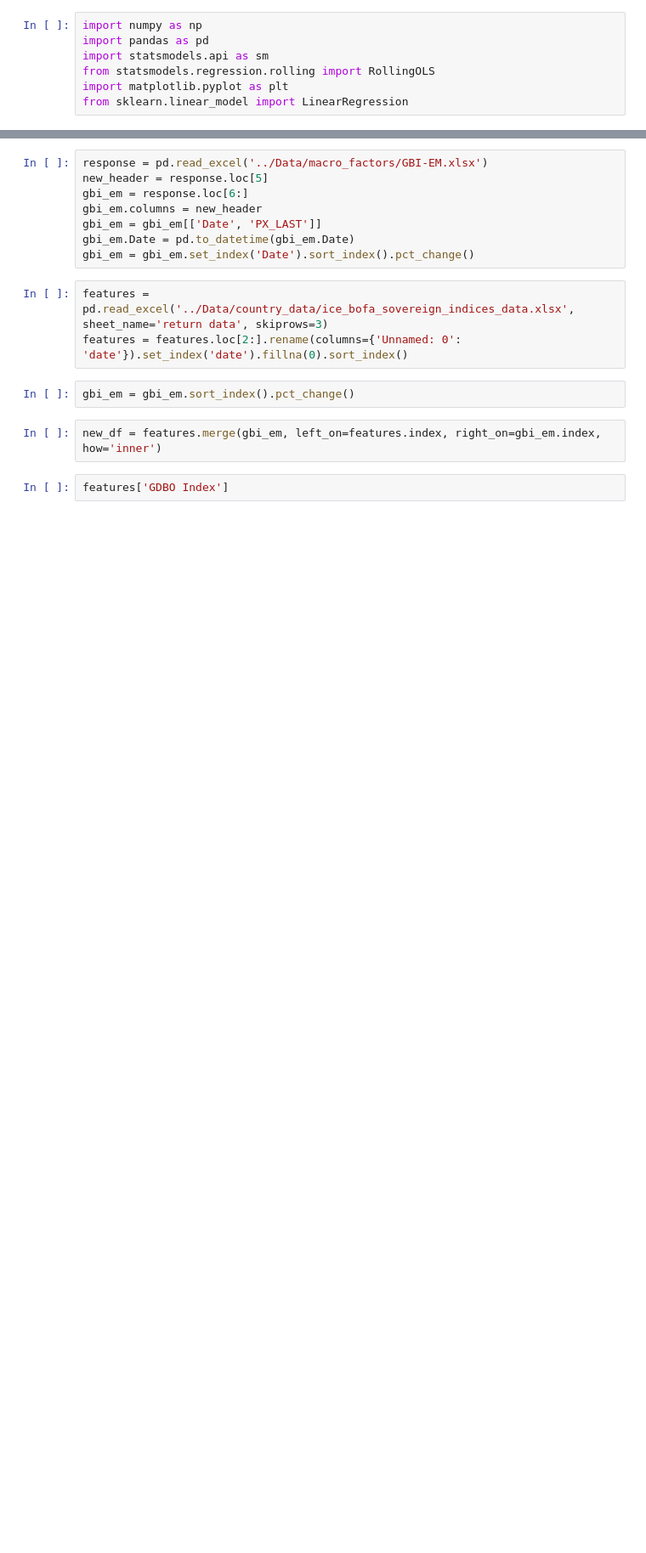
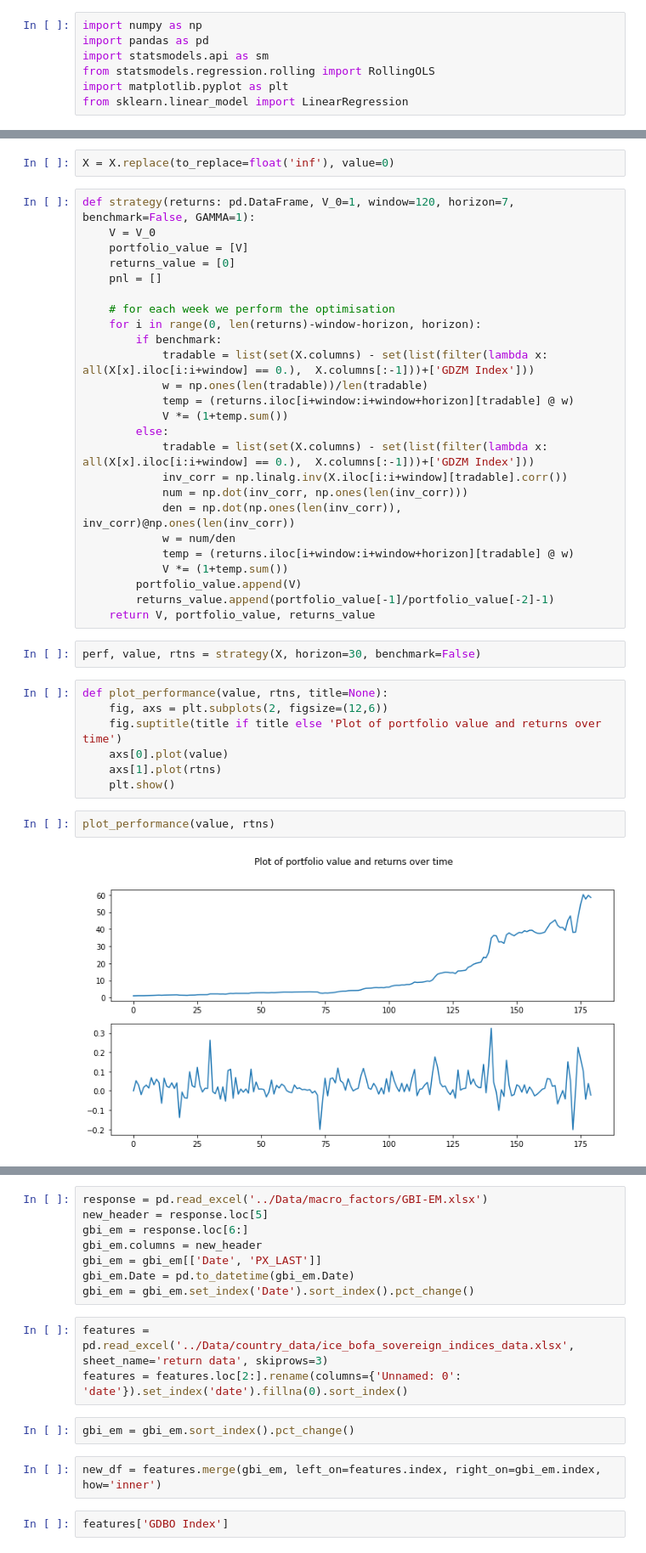
Before and after one commit to wingwingz/AFP, a Jupyter notebook: Experiments/Loic stuff.ipynb, the cells around one changed output, grey strips where cells are left out. Shown at 85% size. Saved outputs shown, nothing was run; the diff lists cells and outputs as text; blank space fills up the shorter version.

Commit message:
Adding fixed income benchmarks and MVP, small bug in equities, fix coming

```diff
--- a/Experiments/Loic stuff.ipynb
+++ b/Experiments/Loic stuff.ipynb
@@ -7,0 +20,40 @@ from sklearn.linear_model import LinearRegression
+# %%
+X = X.replace(to_replace=float('inf'), value=0)
+# %%
+def strategy(returns: pd.DataFrame, V_0=1, window=120, horizon=7, benchmark=False, GAMMA=1):
+    V = V_0
+    portfolio_value = [V]
+    returns_value = [0]
+    pnl = []
+
+    # for each week we perform the optimisation
+    for i in range(0, len(returns)-window-horizon, horizon):
+        if benchmark:
+            tradable = list(set(X.columns) - set(list(filter(lambda x: all(X[x].iloc[i:i+window] == 0.),  X.columns[:-1]))+['GDZM Index']))
+            w = np.ones(len(tradable))/len(tradable)
+            temp = (returns.iloc[i+window:i+window+horizon][tradable] @ w)
+            V *= (1+temp.sum())
+        else:
+            tradable = list(set(X.columns) - set(list(filter(lambda x: all(X[x].iloc[i:i+window] == 0.),  X.columns[:-1]))+['GDZM Index']))
+            inv_corr = np.linalg.inv(X.iloc[i:i+window][tradable].corr())
+            num = np.dot(inv_corr, np.ones(len(inv_corr)))
+            den = np.dot(np.ones(len(inv_corr)), inv_corr)@np.ones(len(inv_corr))
+            w = num/den
+            temp = (returns.iloc[i+window:i+window+horizon][tradable] @ w)
+            V *= (1+temp.sum())
+        portfolio_value.append(V)
+        returns_value.append(portfolio_value[-1]/portfolio_value[-2]-1)
+    return V, portfolio_value, returns_value
+# %%
+perf, value, rtns = strategy(X, horizon=30, benchmark=False)
+# %%
+def plot_performance(value, rtns, title=None):
+    fig, axs = plt.subplots(2, figsize=(12,6))
+    fig.suptitle(title if title else 'Plot of portfolio value and returns over time')
+    axs[0].plot(value)
+    axs[1].plot(rtns)
+    plt.show()
+# %%
+plot_performance(value, rtns)
+# %% [output]
+[figure, added]
```
Also changed, not shown: parts of 19 cells of this notebook.
